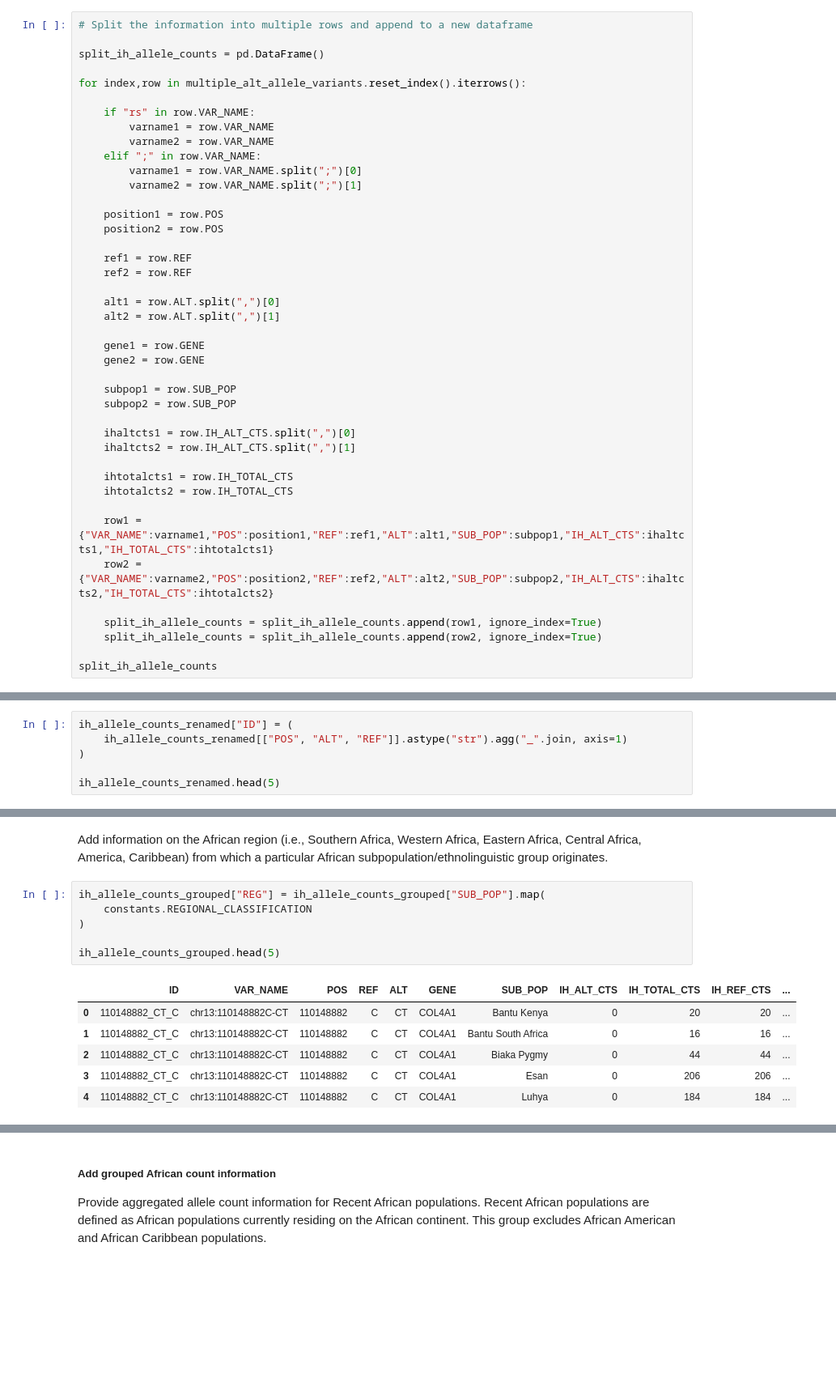
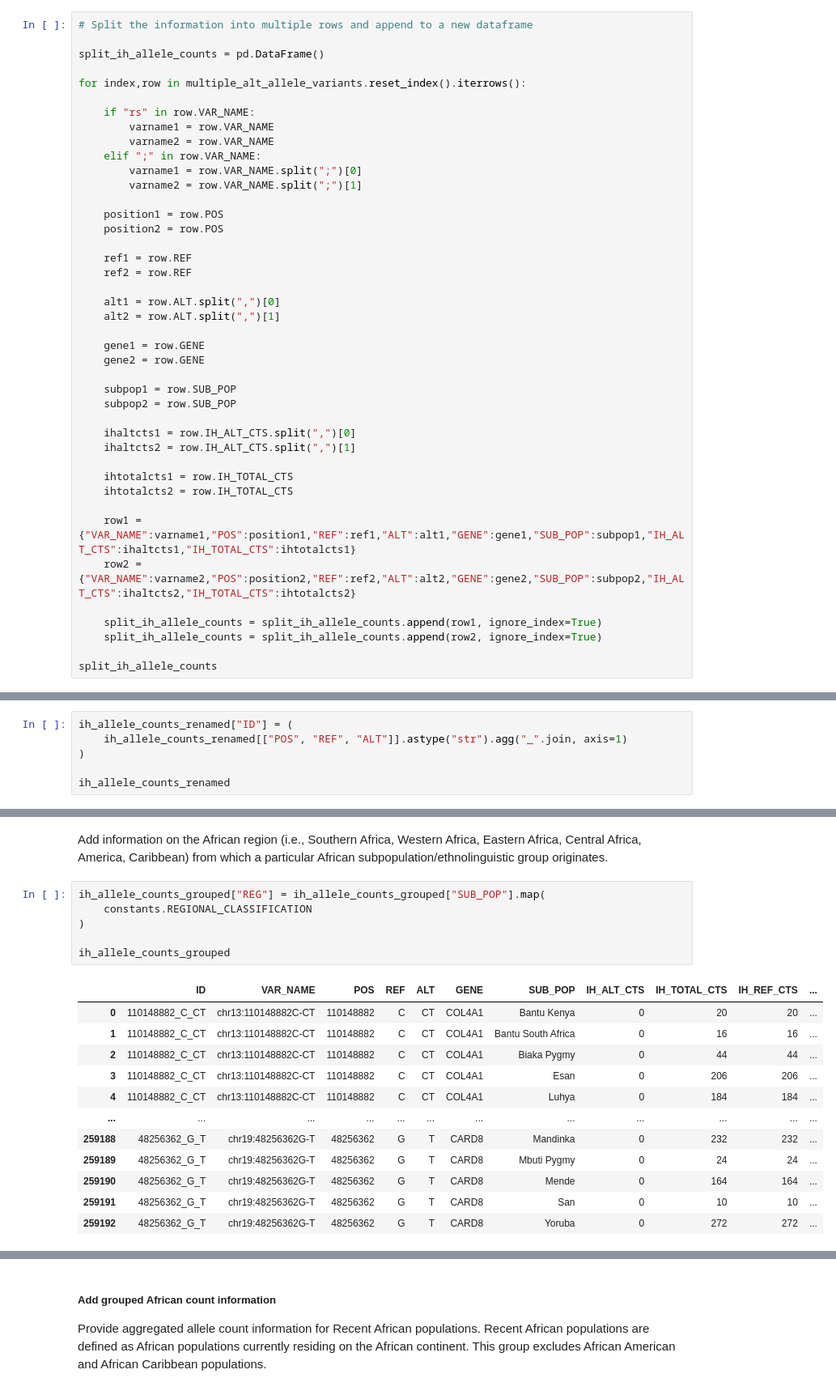
Before and after one commit to MeganHolborn/Genetic_data_analysis, a Jupyter notebook: Notebooks/Data_preparation/2-IH_allele_counts.ipynb, the cells around one changed output, grey strips where cells are left out. Shown: that part at 81% size. Saved outputs shown, nothing was run; the diff lists cells and outputs as text; blank space fills up the shorter version.

```diff
--- a/Notebooks/Data_preparation/2-IH_allele_counts.ipynb
+++ b/Notebooks/Data_preparation/2-IH_allele_counts.ipynb
@@ -188,8 +201,8 @@ for index,row in multiple_alt_allele_variants.reset_index().iterrows():
     ihtotalcts1 = row.IH_TOTAL_CTS
     ihtotalcts2 = row.IH_TOTAL_CTS
 
-    row1 = {"VAR_NAME":varname1,"POS":position1,"REF":ref1,"ALT":alt1,"SUB_POP":subpop1,"IH_ALT_CTS":ihaltcts1,"IH_TOTAL_CTS":ihtotalcts1}
-    row2 = {"VAR_NAME":varname2,"POS":position2,"REF":ref2,"ALT":alt2,"SUB_POP":subpop2,"IH_ALT_CTS":ihaltcts2,"IH_TOTAL_CTS":ihtotalcts2}
+    row1 = {"VAR_NAME":varname1,"POS":position1,"REF":ref1,"ALT":alt1,"GENE":gene1,"SUB_POP":subpop1,"IH_ALT_CTS":ihaltcts1,"IH_TOTAL_CTS":ihtotalcts1}
+    row2 = {"VAR_NAME":varname2,"POS":position2,"REF":ref2,"ALT":alt2,"GENE":gene2,"SUB_POP":subpop2,"IH_ALT_CTS":ihaltcts2,"IH_TOTAL_CTS":ihtotalcts2}
 
     split_ih_allele_counts = split_ih_allele_counts.append(row1, ignore_index=True)
     split_ih_allele_counts = split_ih_allele_counts.append(row2, ignore_index=True)
@@ -244,9 +272,9 @@ array(['Mandinka', 'Esan', 'Mende', 'Mbuti Pygmy', 'Biaka Pygmy',
 Some variants do not have unique names. This will complicate downstream analysis of the data. Add a column with a unique ID for each variant to rectify this.
 # %%
 ih_allele_counts_renamed["ID"] = (
-    ih_allele_counts_renamed[["POS", "ALT", "REF"]].astype("str").agg("_".join, axis=1)
+    ih_allele_counts_renamed[["POS", "REF", "ALT"]].astype("str").agg("_".join, axis=1)
 )
 
-ih_allele_counts_renamed.head(5)
+ih_allele_counts_renamed
 # %% [output]
 |  | index | VAR_NAME | POS | REF | ALT | GENE | SUB_POP | IH_ALT_CTS | IH_TOTAL_CTS | ID |
@@ -293,13 +367,19 @@ Add information on the African region (i.e., Southern Africa, Western Africa, Ea
 # %%
 ih_allele_counts_grouped["REG"] = ih_allele_counts_grouped["SUB_POP"].map(
     constants.REGIONAL_CLASSIFICATION
 )
 
-ih_allele_counts_grouped.head(5)
+ih_allele_counts_grouped
 # %% [output]
 |  | ID | VAR_NAME | POS | REF | ALT | GENE | SUB_POP | IH_ALT_CTS | IH_TOTAL_CTS | IH_REF_CTS | ... |
-| 0 | 110148882_CT_C | chr13:110148882C-CT | 110148882 | C | CT | COL4A1 | Bantu Kenya | 0 | 20 | 20 | ... |
-| 1 | 110148882_CT_C | chr13:110148882C-CT | 110148882 | C | CT | COL4A1 | Bantu South Africa | 0 | 16 | 16 | ... |
-| 2 | 110148882_CT_C | chr13:110148882C-CT | 110148882 | C | CT | COL4A1 | Biaka Pygmy | 0 | 44 | 44 | ... |
-| 3 | 110148882_CT_C | chr13:110148882C-CT | 110148882 | C | CT | COL4A1 | Esan | 0 | 206 | 206 | ... |
-| 4 | 110148882_CT_C | chr13:110148882C-CT | 110148882 | C | CT | COL4A1 | Luhya | 0 | 184 | 184 | ... |
+| 0 | 110148882_C_CT | chr13:110148882C-CT | 110148882 | C | CT | COL4A1 | Bantu Kenya | 0 | 20 | 20 | ... |
+| 1 | 110148882_C_CT | chr13:110148882C-CT | 110148882 | C | CT | COL4A1 | Bantu South Africa | 0 | 16 | 16 | ... |
+| 2 | 110148882_C_CT | chr13:110148882C-CT | 110148882 | C | CT | COL4A1 | Biaka Pygmy | 0 | 44 | 44 | ... |
+| 3 | 110148882_C_CT | chr13:110148882C-CT | 110148882 | C | CT | COL4A1 | Esan | 0 | 206 | 206 | ... |
+| 4 | 110148882_C_CT | chr13:110148882C-CT | 110148882 | C | CT | COL4A1 | Luhya | 0 | 184 | 184 | ... |
+| ... | ... | ... | ... | ... | ... | ... | ... | ... | ... | ... | ... |
+| 259188 | 48256362_G_T | chr19:48256362G-T | 48256362 | G | T | CARD8 | Mandinka | 0 | 232 | 232 | ... |
+| 259189 | 48256362_G_T | chr19:48256362G-T | 48256362 | G | T | CARD8 | Mbuti Pygmy | 0 | 24 | 24 | ... |
+| 259190 | 48256362_G_T | chr19:48256362G-T | 48256362 | G | T | CARD8 | Mende | 0 | 164 | 164 | ... |
+| 259191 | 48256362_G_T | chr19:48256362G-T | 48256362 | G | T | CARD8 | San | 0 | 10 | 10 | ... |
+| 259192 | 48256362_G_T | chr19:48256362G-T | 48256362 | G | T | CARD8 | Yoruba | 0 | 272 | 272 | ... |
```
Also changed, not shown: parts of 16 cells of this notebook, 26 other files.
